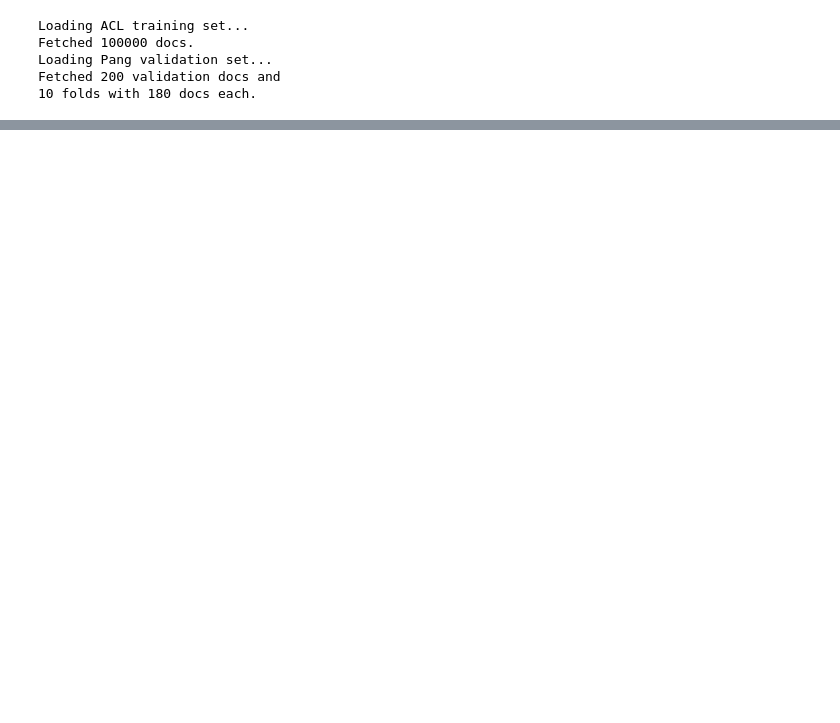
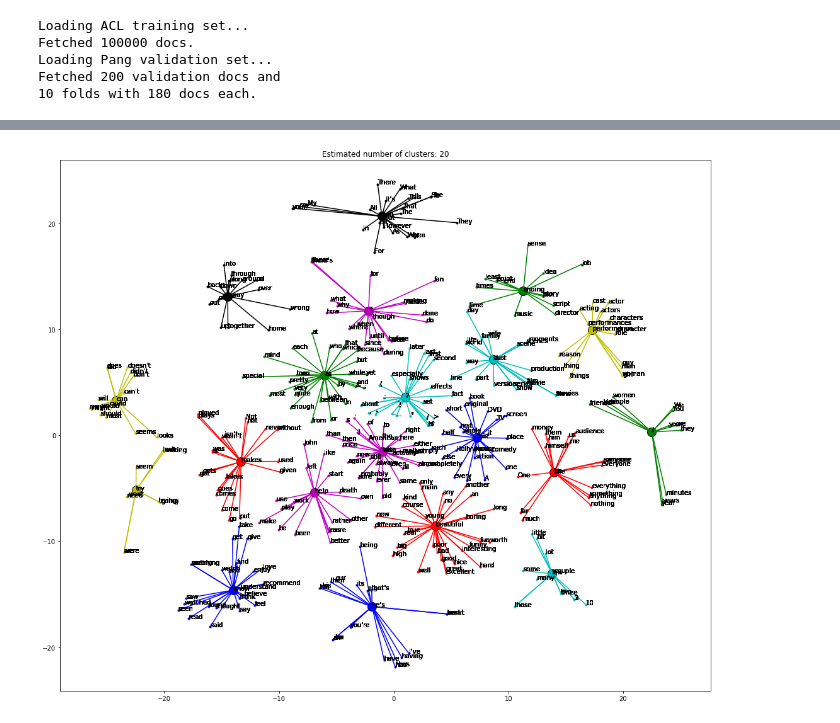
Before and after one commit to KarenSarmiento/NLP-Practicals, a Jupyter notebook: task_2/Task2_Doc2Vec.ipynb, the cells around one changed output, grey strips where cells are left out. Cells and saved outputs as stored; diff of their text form; code cells hidden in the pictures; blank space fills up the shorter version.

```diff
--- a/task_2/Task2_Doc2Vec.ipynb
+++ b/task_2/Task2_Doc2Vec.ipynb
@@ -221,0 +611,3 @@ The accuracy is 82.5%.
+# %%
+reduced_vectors = reduce_dimensions(doc2vec_model.wv.vectors[:200], 3)
+reduced_vectors = normalize(reduced_vectors)
@@ -221,0 +624,21 @@ The accuracy is 82.5%.
+# %%
+fig = plt.figure()
+fig.set_size_inches(18.5, 15.5)
+ax = fig.add_subplot("111")
+
+colors = cycle('bgrcmykbgrcmykbgrcmykbgrcmyk')
+for k, col in zip(range(n_clusters_), colors):
+    class_members = labels == k
+    cluster_center = reduced_vectors[cluster_centers_indices[k]]
+    ax.plot(reduced_vectors[class_members, 0], reduced_vectors[class_members, 1], col + '.')
+    ax.plot(cluster_center[0], cluster_center[1], 'o', markerfacecolor=col,
+             markeredgecolor='k', markersize=14)
+    for x in reduced_vectors[class_members]:
+        ax.plot([cluster_center[0], x[0]], [cluster_center[1], x[1]], col)
+    for x, y, label in zip(xs, ys, doc2vec_model.wv.index2word[:400]):
+        ax.annotate(label, (x, y))
+
+plt.title('Estimated number of clusters: %d' % n_clusters_)
+plt.show()
+# %% [output]
+[figure, added]
```
Also changed, not shown: parts of 41 cells of this notebook, 2 other files.
